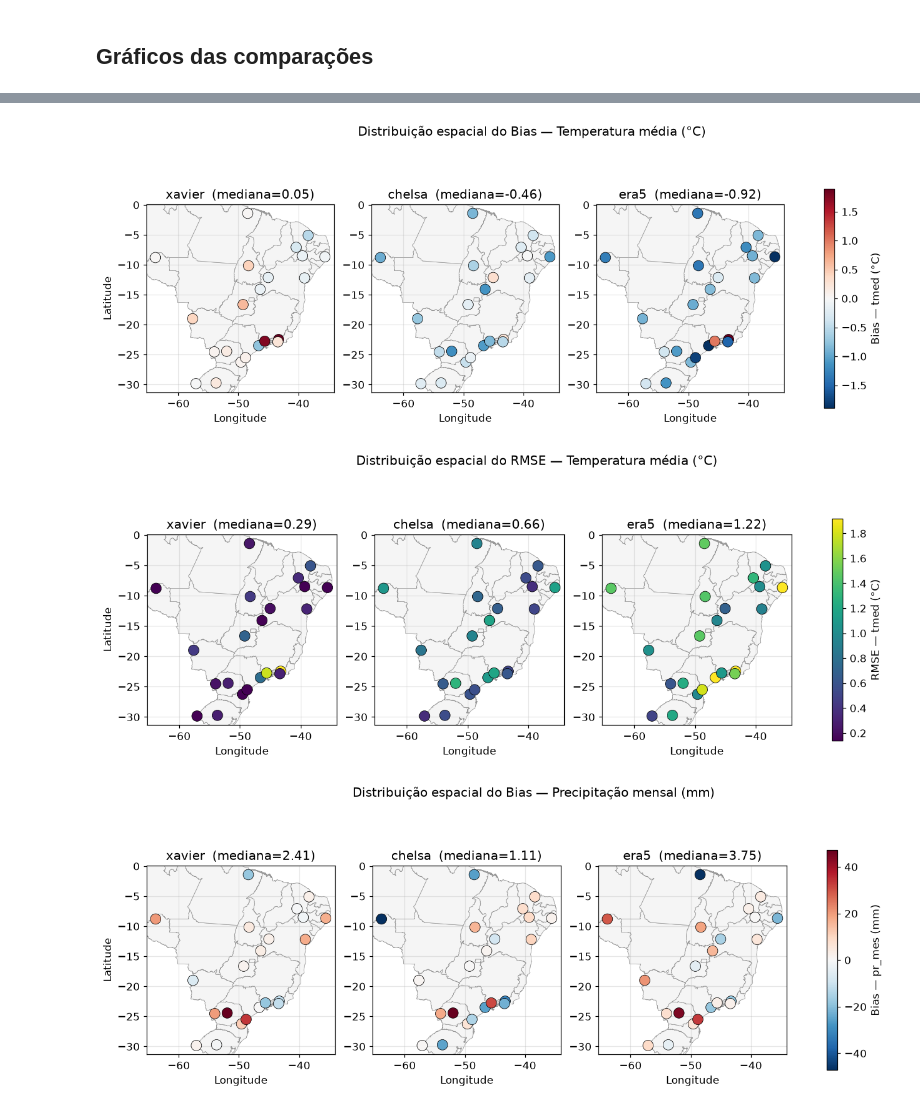
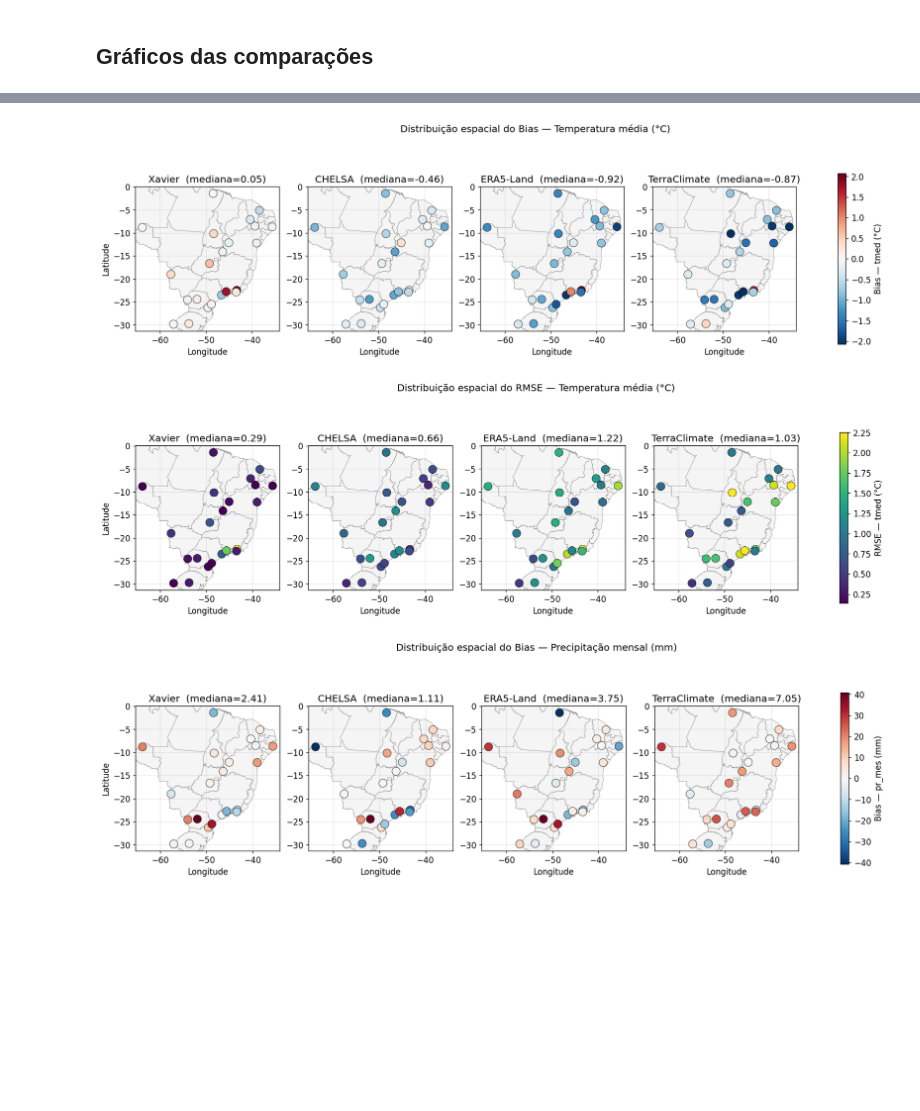
Before and after one commit to fcoliveira-utfpr/climate_for_soil, a Jupyter notebook: validacao/comparacao_v1.ipynb, the cells around one changed output, grey strips where cells are left out. Cells and saved outputs as stored; diff of their text form; code cells hidden in the pictures; blank space fills up the shorter version.

```diff
--- a/validacao/comparacao_v1.ipynb
+++ b/validacao/comparacao_v1.ipynb
@@ -31,6 +31,7 @@ ARQUIVOS_BASES = {
     "xavier": "dados_xavier_estacoes_1991_2020.csv",
     "chelsa": "dados_chelsa.csv",
     "era5": "dados_era5.csv",
+    "terraclimate": "dados_terraclimate.csv",
 }
 
 print("Arquivos encontrados:")
@@ -149,7 +152,7 @@ def padronizar_referencia(dfs):
 PADR = {}
 if "estacoes" in BASES:
     PADR["estacoes"] = padronizar_estacoes(BASES["estacoes"])
-for apelido in ("xavier", "chelsa", "era5"):
+for apelido in ("xavier", "chelsa", "era5", "terraclimate"):
     if apelido in BASES:
         PADR[apelido] = padronizar_referencia(BASES[apelido])
 
@@ -165,7 +168,7 @@ for ap, df in PADR_CORTADO.items():
 
 # coordenadas das estações (vêm de uma base de referência que as tenha)
 COORD = None
-for ap in ("xavier", "chelsa", "era5"):
+for ap in ("xavier", "chelsa", "era5", "terraclimate"):
     if ap in PADR_CORTADO and PADR_CORTADO[ap]["Latitude"].notna().any():
         COORD = (PADR_CORTADO[ap][["Codigo", "Nome", "UF", "Latitude",
                                    "Longitude", "Altitude"]]
@@ -173,11 +176,18 @@ for ap in ("xavier", "chelsa", "era5"):
         break
 
 # rótulos e cores usados nos gráficos
-CORES = {"xavier": "#1f77b4", "chelsa": "#2ca02c", "era5": "#d62728"}
+CORES = {"xavier": "#1f77b4", "chelsa": "#2ca02c", "era5": "#d62728",
+         "terraclimate": "#ff7f0e"}
+NOMES_BASE = {"xavier": "Xavier", "chelsa": "CHELSA", "era5": "ERA5-Land",
+              "terraclimate": "TerraClimate"}
 NOMES_VAR = {"tmed": "Temperatura média (°C)",
              "pr_mes": "Precipitação mensal (mm)"}
 UNID = {"tmed": "°C", "pr_mes": "mm"}
-REFS = [b for b in ("xavier", "chelsa", "era5") if b in PADR_CORTADO]
+REFS = [b for b in ("xavier", "chelsa", "era5", "terraclimate") if b in PADR_CORTADO]
+
+# figuras salvas para o relatório
+FIG = Path("figuras")
+FIG.mkdir(exist_ok=True)
 # %% [output]
 Período comum: 2010-01 -> 2019-12 (120 meses)
   [estacoes] 2640 linhas | 22 estações
@@ -405,7 +423,7 @@ def plot_serie(var, base_obs="estacoes"):
     obs.plot(ax=ax, color="black", lw=2, label=f"{base_obs} (obs)")
     for mod in REFS:
         s = PADR_CORTADO[mod].groupby("ano_mes")[var].mean().reindex(obs.index)
-        s.plot(ax=ax, color=CORES[mod], alpha=0.85, label=mod)
+        s.plot(ax=ax, color=CORES[mod], alpha=0.85, label=NOMES_BASE[mod])
     ax.set_title(f"Média mensal entre estações — {NOMES_VAR[var]}")
     ax.set_xlabel("ano-mês"); ax.set_ylabel(NOMES_VAR[var])
     ax.legend(ncol=4)
@@ -423,12 +441,12 @@ def plot_ciclo_sazonal(var, base_obs="estacoes"):
     ax1.plot(meses, clim_obs, "ko-", lw=2, label=f"{base_obs} (obs)")
     for mod in REFS:
         clim = PADR_CORTADO[mod].groupby("mes")[var].mean().reindex(meses)
-        ax1.plot(meses, clim, "o-", color=CORES[mod], alpha=0.85, label=mod)
+        ax1.plot(meses, clim, "o-", color=CORES[mod], alpha=0.85, label=NOMES_BASE[mod])
         par = emparelhar(base_obs, mod, var)
         par = par.assign(mes=par["ano_mes"].dt.month,
                          dif=par[f"{var}_mod"] - par[f"{var}_obs"])
         vb = par.groupby("mes")["dif"].mean().reindex(meses)
-        ax2.plot(meses, vb, "o-", color=CORES[mod], label=mod)
+        ax2.plot(meses, vb, "o-", color=CORES[mod], label=NOMES_BASE[mod])
     ax2.axhline(0, color="k", lw=1)
     for ax in (ax1, ax2):
         ax.set_xticks(meses); ax.set_xlabel("mês do ano")
@@ -436,6 +454,7 @@ def plot_ciclo_sazonal(var, base_obs="estacoes"):
     ax1.set_ylabel(NOMES_VAR[var]); ax1.legend()
     ax2.set_title(f"Viés mensal (modelo − obs) — {var}")
     ax2.set_ylabel(f"viés ({UNID[var]})"); ax2.legend()
+    fig.savefig(FIG / f"ciclo_sazonal_{'pr' if var == 'pr_mes' else var}.png")
 
 for v in ("tmed", "pr_mes"):
     plot_ciclo_sazonal(v)
@@ -509,7 +529,7 @@ def carregar_brasil():
 
 BRASIL = carregar_brasil()
 
-def plot_mapa(var, metrica="Bias", base_obs="estacoes"):
+def plot_mapa(var, metrica="Bias", base_obs="estacoes", arquivo=None):
     if COORD is None:
         print("Sem coordenadas — mapa pulado."); return
     sub = RESUMO_ESTACOES[RESUMO_ESTACOES.variavel == var].dropna(
@@ -519,36 +539,40 @@ def plot_mapa(var, metrica="Bias", base_obs="estacoes"):
     div = metrica in ("Bias", "PBIAS")
     cmap = "RdBu_r" if div else "viridis"
     if div:
         lim = np.nanpercentile(np.abs(sub[metrica]), 95); vmin, vmax = -lim, lim
     else:
         vmin = np.nanpercentile(sub[metrica], 5)
         vmax = np.nanpercentile(sub[metrica], 95)
     xlo, xhi = sub.Longitude.min() - 1.5, sub.Longitude.max() + 1.5
     ylo, yhi = sub.Latitude.min() - 1.5, sub.Latitude.max() + 1.5
     fig, axes = plt.subplots(1, len(REFS), figsize=(5 * len(REFS), 5.2))
     axes = np.atleast_1d(axes); sc = None
     for ax, mod in zip(axes, REFS):
         if BRASIL is not None:                       # contorno dos estados
             BRASIL.plot(ax=ax, facecolor="#f5f5f5", edgecolor="0.6",
                         linewidth=0.5, zorder=0)
         s = sub[sub.base == mod]
         sc = ax.scatter(s.Longitude, s.Latitude, c=s[metrica], cmap=cmap,
                         vmin=vmin, vmax=vmax, s=120, edgecolor="k", lw=0.5,
                         zorder=3)
-        ax.set_title(f"{mod}  (mediana={s[metrica].median():.2f})")
+        ax.set_title(f"{NOMES_BASE[mod]}  (mediana={s[metrica].median():.2f})")
         ax.set_xlabel("Longitude")
         ax.set_xlim(xlo, xhi); ax.set_ylim(ylo, yhi)
         ax.set_aspect("equal", adjustable="box")
     axes[0].set_ylabel("Latitude")
     fig.colorbar(sc, ax=axes, label=f"{metrica} — {var} ({UNID[var]})",
                  shrink=0.8)
     fig.suptitle(f"Distribuição espacial do {metrica} — {NOMES_VAR[var]}",
                  fontsize=13)
+    if arquivo:
+        fig.savefig(FIG / arquivo)
 
+n = 0
 for v in ("tmed", "pr_mes"):
-    plot_mapa(v, "Bias")
-    plot_mapa(v, "RMSE")
+    for met in ("Bias", "RMSE"):
+        n += 1
+        plot_mapa(v, met, arquivo=f"mapa_{n}.png")
 # %% [output]
-[figure, old version]
+[figure, new version]
-[figure, old version]
+[figure, new version]
-[figure, old version]
+[figure, new version]
```
Also changed, not shown: parts of 12 cells of this notebook, 15 other files.
